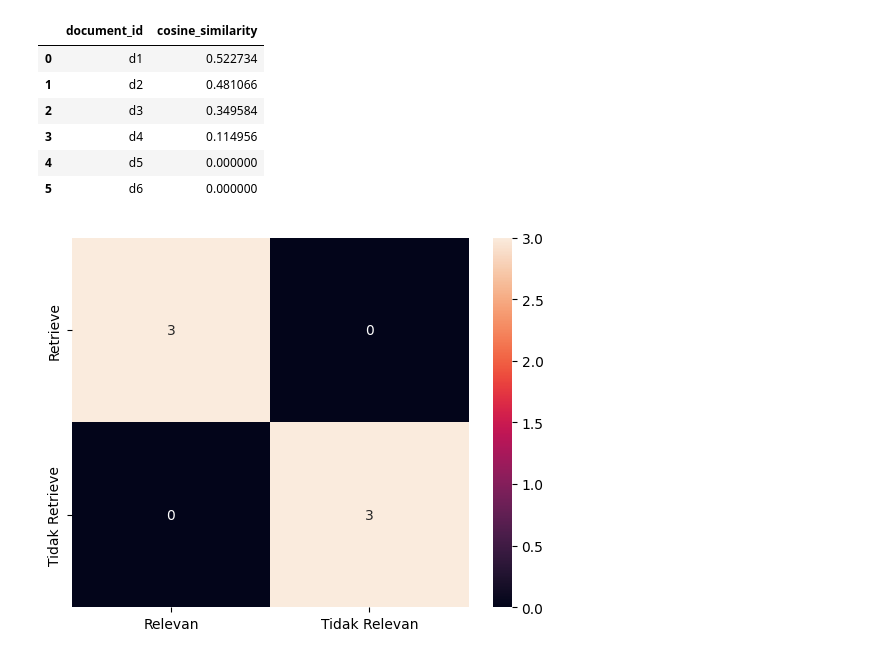
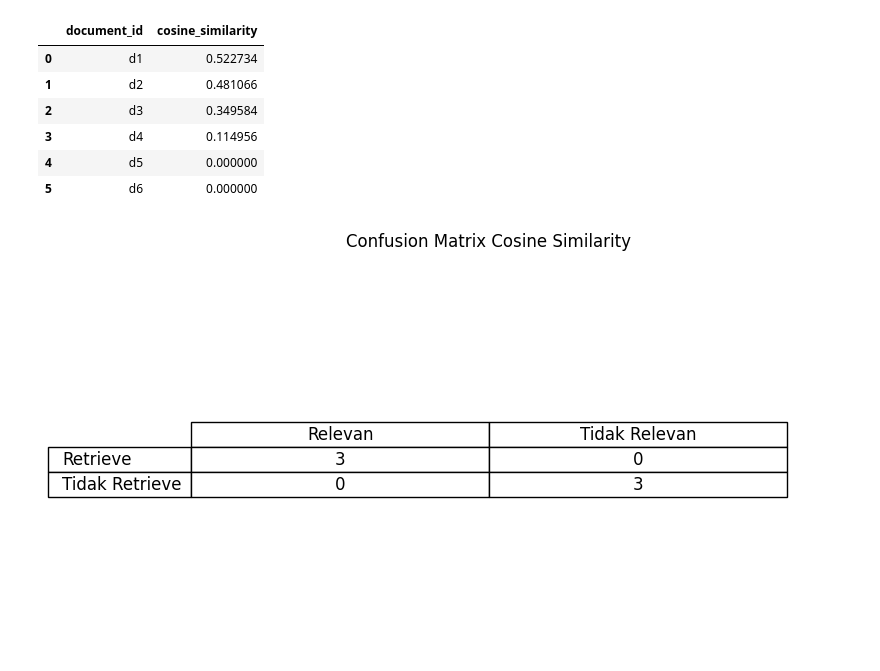
Before and after one commit to RECTY45/learning-decision-support-system, a Jupyter notebook: consine_similarity_retrieval.ipynb, the cells around one changed output. Cells and saved outputs as stored; diff of their text form; code cells hidden in the pictures.

Commit message:
Update Chart Cosine Similarity Retrieval.

```diff
--- a/consine_similarity_retrieval.ipynb
+++ b/consine_similarity_retrieval.ipynb
@@ -226,25 +223,34 @@ threshold = 0.2
 # %%
-import seaborn as sns
-import matplotlib.pyplot as plt
+TP = len(sim_df[(sim_df.prediksi == 1) & (sim_df.aktual == 1)])
+FP = len(sim_df[(sim_df.prediksi == 1) & (sim_df.aktual == 0)])
+FN = len(sim_df[(sim_df.prediksi == 0) & (sim_df.aktual == 1)])
+TN = len(sim_df[(sim_df.prediksi == 0) & (sim_df.aktual == 0)])
 
-relevansi = {
-    "d1":1, "d2":1, "d3":1,
-    "d4":0, "d5":0, "d6":0
-}
-
-sim_df["prediksi"] = sim_df["cosine_similarity"].apply(lambda x: 1 if x >= threshold else 0)
-sim_df["aktual"] = sim_df["document_id"].map(relevansi)
-
-TP = len(sim_df[(sim_df.prediksi==1)&(sim_df.aktual==1)])
-FP = len(sim_df[(sim_df.prediksi==1)&(sim_df.aktual==0)])
-FN = len(sim_df[(sim_df.prediksi==0)&(sim_df.aktual==1)])
-TN = len(sim_df[(sim_df.prediksi==0)&(sim_df.aktual==0)])
-
-cm = [[TP, FP],[FN, TN]]
-
-sns.heatmap(cm, annot=True, fmt="d",
-            xticklabels=["Relevan","Tidak Relevan"],
-            yticklabels=["Retrieve","Tidak Retrieve"])
-plt.show()
+cm = [[TP, FP],
+      [FN, TN]]
-# %% [output]
-[figure, removed]
+# %%
+cm_df = pd.DataFrame(
+    cm,
+    index=["Retrieve", "Tidak Retrieve"],
+    columns=["Relevan", "Tidak Relevan"]
+)
+
+fig, ax = plt.subplots()
+ax.axis("off")
+
+table = ax.table(
+    cellText=cm_df.values,
+    rowLabels=cm_df.index,
+    colLabels=cm_df.columns,
+    cellLoc="center",
+    loc="center"
+)
+
+table.auto_set_font_size(False)
+table.set_fontsize(12)
+table.scale(1.2, 1.5)
+
+plt.title("Confusion Matrix Cosine Similarity", pad=20)
+plt.show()
+# %% [output]
+[figure, added]
```
Also changed, not shown: parts of 4 cells of this notebook.
